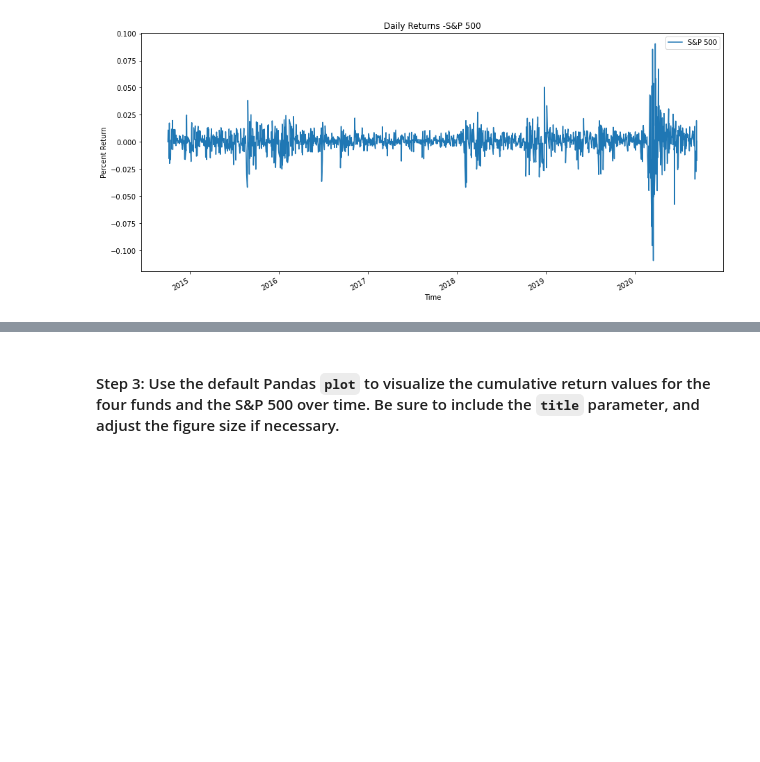
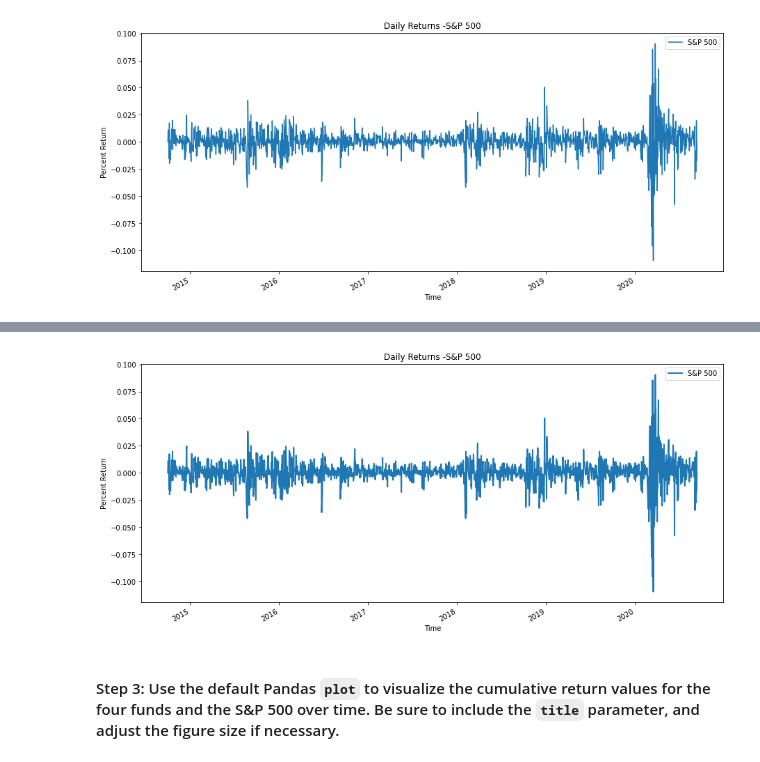
Before and after one commit to ipopester/Portfolio-Analysis, a Jupyter notebook: risk_return_analysis.ipynb, the cells around one changed output, grey strips where cells are left out. Drawn from its saved outputs; the diff is of its cells as text; code cells hidden in the pictures; blank space fills up the shorter version.

```diff
--- a/risk_return_analysis.ipynb
+++ b/risk_return_analysis.ipynb
@@ -278,3 +279,15 @@ fig.tight_layout()
+# %%
+sp500_daily_returns.plot(
+    figsize=(15,7),
+    legend=True,
+    xlabel='Time',
+    ylabel='Percent Return',
+    title='Daily Returns -S&P 500'
+)
+
+plt.show()
+# %% [output]
+[figure, added]
 # %%
 # Calculate and plot the cumulative returns of the 4 fund portfolios and the S&P 500
 # Review the last 5 rows of the cumulative returns DataFrame
```
Also changed, not shown: parts of 1 cell of this notebook.
